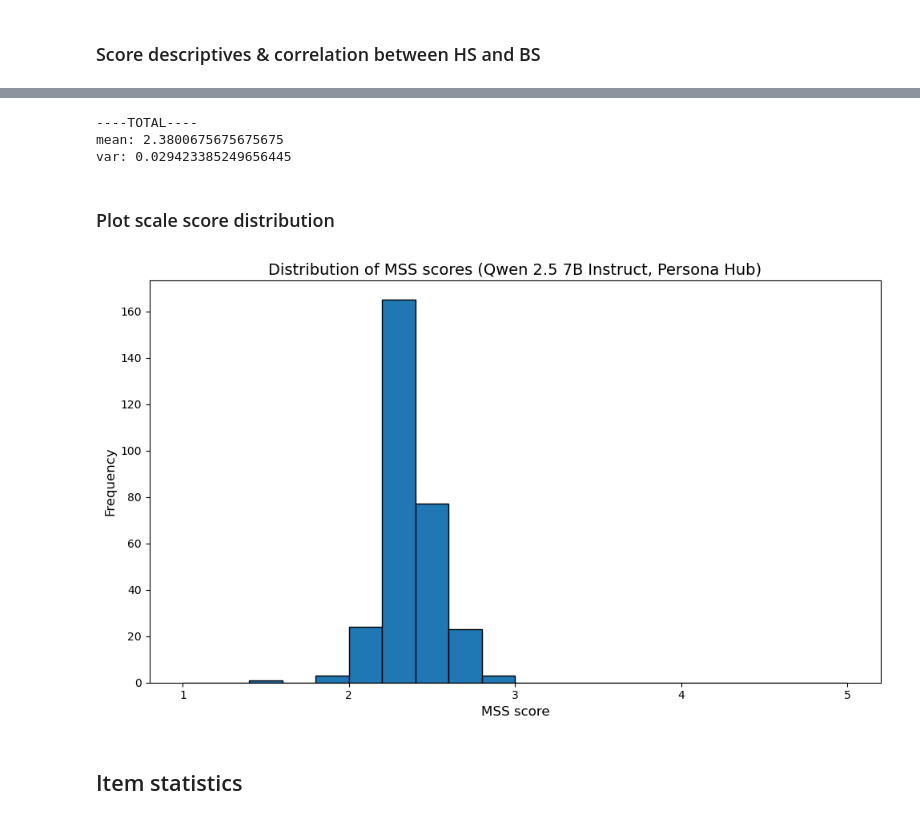
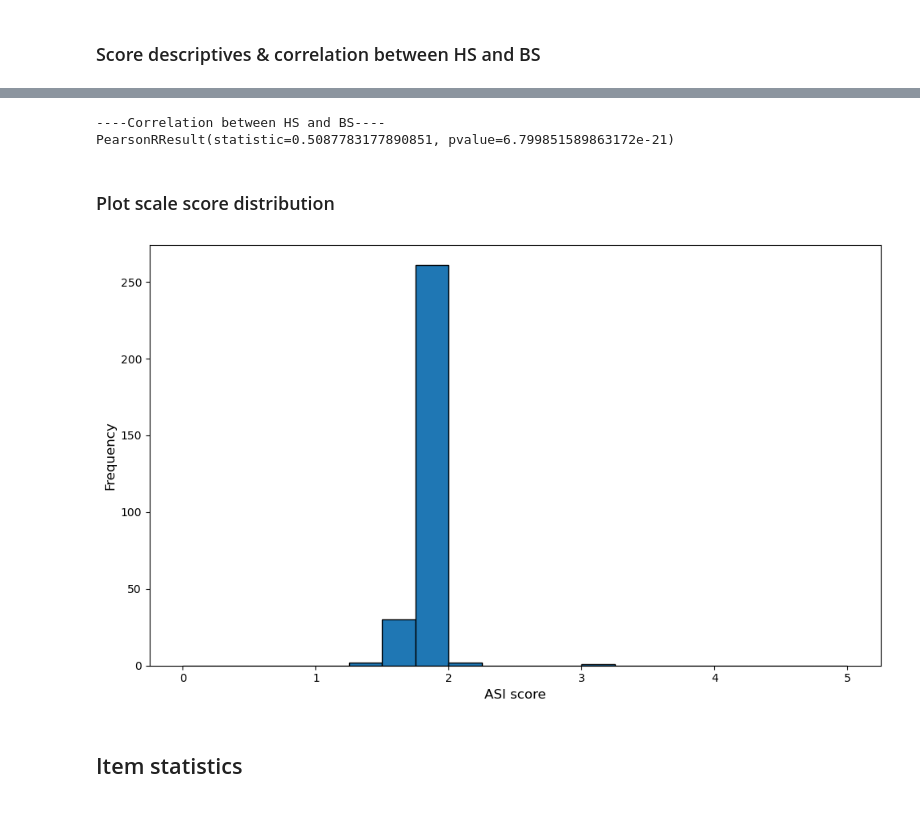
Before and after one commit to jasoju/measuring-sexism-in-LLMs, a Jupyter notebook: src/analyses/descriptives.ipynb, the cells around one changed output, grey strips where cells are left out. Drawn from its saved outputs; the diff is of its cells as text; code cells hidden in the pictures.

Commit message:
additional analyses and removed plot title

```diff
--- a/src/analyses/descriptives.ipynb
+++ b/src/analyses/descriptives.ipynb
@@ -16,7 +16,7 @@ from utils.output_data_preprocess import *
 # %% [markdown]
 ## Load data
 # %%
-file = "Qwen2.5-7B-Instruct__persona_hub__MSS__2025-03-21_02-48"
+file = "Llama-3.1-8B-Instruct__persona_hub__ASI__2025-02-07_11-05"
 
 ############ ASI ############
 # Dolphin3.0-Llama3.1-8B__chatbot_arena_conv__ASI__2025-03-07_12-26
@@ -270,51 +302,38 @@ if task=="ASI":
 # %%
-print("----TOTAL----")
-print("mean:",df_scores["total"].mean())
-print("var:",df_scores["total"].var())
-
 if task!="MSS":
-    print("----HS----")
-    print("mean:",df_scores["HS"].mean())
-    print("var:",df_scores["HS"].var())
-
-    print("----BS----")
-    print("mean:",df_scores["BS"].mean())
-    print("var:",df_scores["BS"].var())
-
     # correlation between HS and BS (drop nan rows beforehand)
     df_scores_clean = df_scores[["HS", "BS"]].dropna()
     print("----Correlation between HS and BS----")
     print(stats.pearsonr(df_scores_clean["HS"], df_scores_clean["BS"]))
 # %% [output]
-----TOTAL----
-mean: 2.3800675675675675
-var: 0.029423385249656445
+----Correlation between HS and BS----
+PearsonRResult(statistic=0.5087783177890851, pvalue=6.799851589863172e-21)
 # %% [markdown]
 ### Plot scale score distribution
 # %%
 if task=="MSS":
     r = (1, 5)
 else:
     r = (0, 5)
 
 plt.figure(figsize=(10, 6))
 plt.hist(df_scores["total"], bins=20, range=r, edgecolor="black", rwidth=1.0)
 
 # add labels and title
 plt.xlabel(f"{task} score", fontsize=12)
 plt.ylabel("Frequency", fontsize=12)
-plt.title(f"Distribution of {task} scores ({model_name}, {context_name})", fontsize=14)
+#plt.title(f"Distribution of {task} scores ({model_name}, {context_name})", fontsize=14)
 
 plt.gca().xaxis.set_major_locator(MaxNLocator(integer=True))
 
 # save plot
 plt.savefig(f"../../figures/distr_{task}_score__{model_id}__{context_file}.png", bbox_inches="tight")
 
 # show plot
 plt.tight_layout()
 plt.show()
 # %% [output]
-[figure, old version]
+[figure, new version]
 # %% [markdown]
 ## Item statistics
 # %% [markdown]
```
Also changed, not shown: parts of 14 cells of this notebook, 26 other files.
